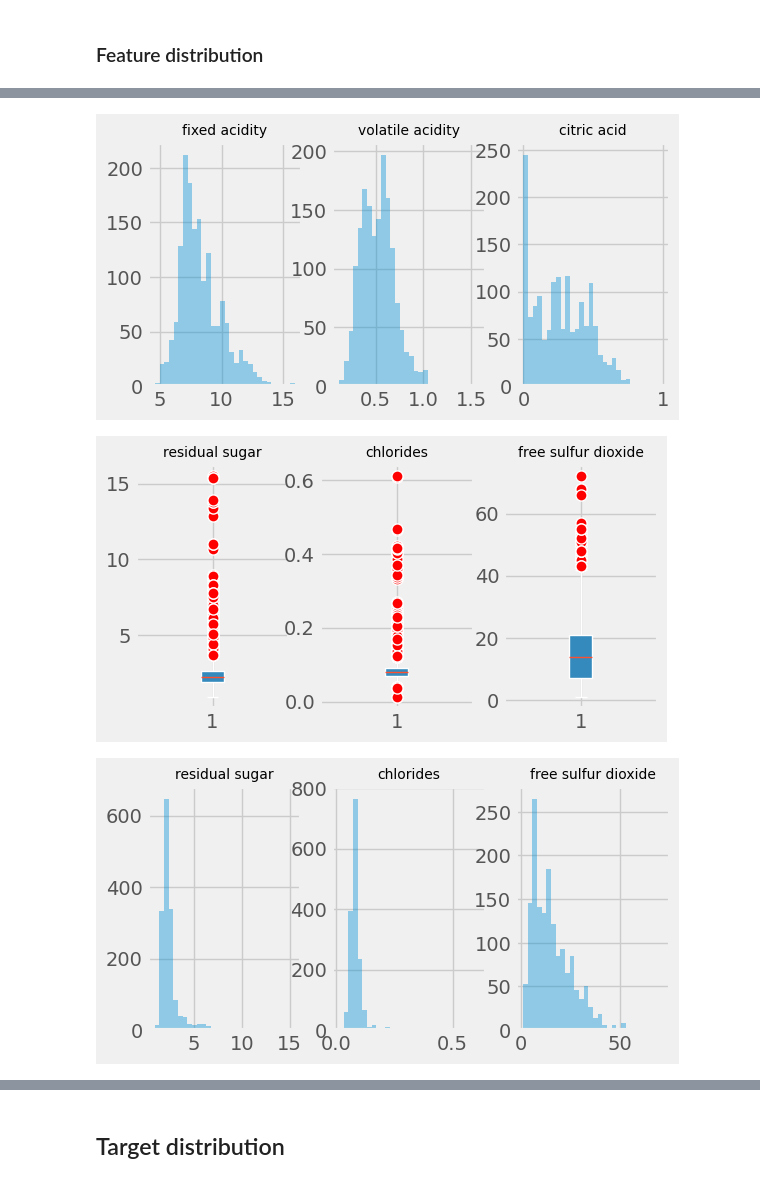
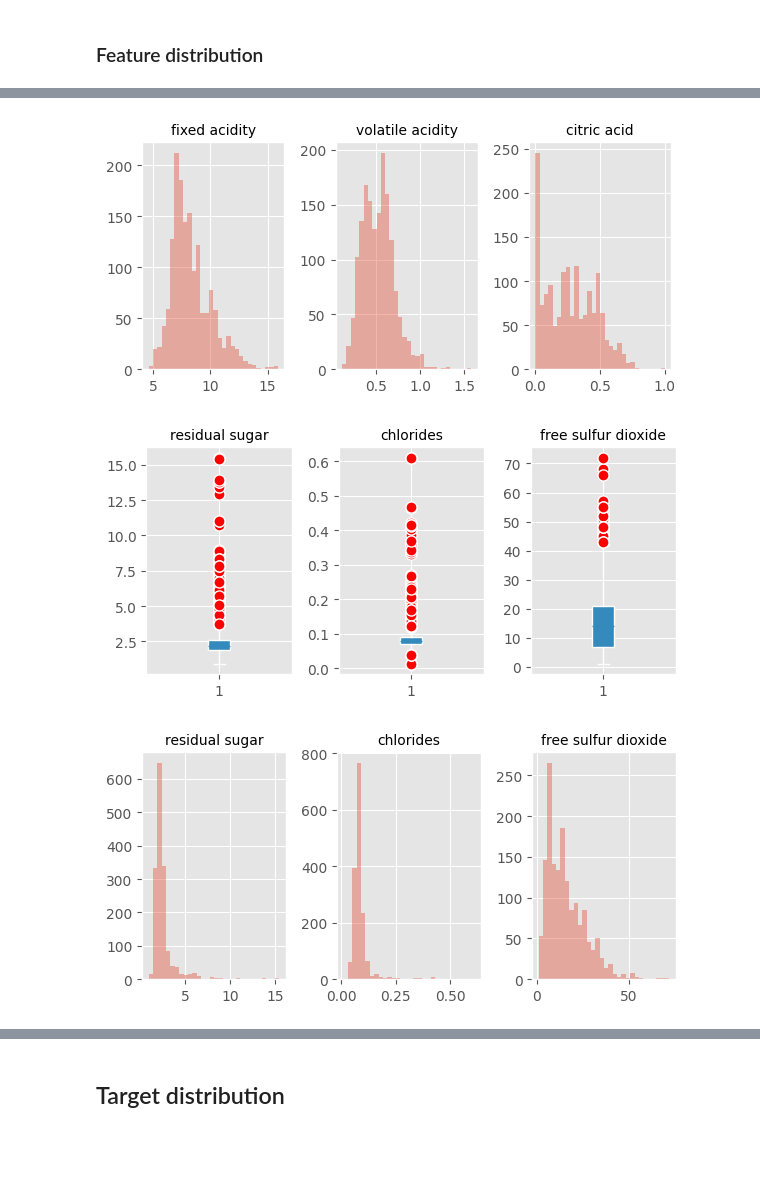
Before and after one commit to RouvenDecker/KaggleDatasets, a Jupyter notebook: WineQuality.ipynb, the cells around one changed output, grey strips where cells are left out. Saved outputs shown, nothing was run; the diff lists cells and outputs as text; code cells hidden in the pictures; blank space fills up the shorter version.

```diff
--- a/WineQuality.ipynb
+++ b/WineQuality.ipynb
@@ -1,9 +1,13 @@
 # %%
 import pandas as pd
 import matplotlib.pyplot as plt
+import numpy as np
+import seaborn as sns
 
-plt.style.use("fivethirtyeight")
-import seaborn as sns
+
+np.set_printoptions(precision=2, suppress=True)
+
+plt.style.use("ggplot")
 
 wine = pd.read_csv("data/winequality-red.csv")
 print(wine.head())
@@ -72,4 +88,5 @@ for i in range(3):
         flierprops={"markerfacecolor": "red", "color": "red", "markersize": 8},
     )
     ax[i].set_title(wine.columns[i], color="black", fontsize=10)
+    plt.tight_layout()
 # %% [output]
@@ -80,8 +97,9 @@ fig.set_size_inches(6, 3)
 for i in range(3):
     ax[i].hist(wine.iloc[:, i], label=wine.columns[i], bins=30, alpha=0.4)
     ax[i].set_title(wine.columns[i], color="black", fontsize=10)
+    plt.tight_layout()
 # %% [output]
-[figure, old version]
+[figure, new version]
 # %%
 fig, ax = plt.subplots(1, 3, sharex="col")
 fig.set_size_inches(6, 3)
@@ -93,16 +111,18 @@ for i in range(3):
         flierprops={"markerfacecolor": "red", "color": "red", "markersize": 8},
     )
     ax[i].set_title(wine.columns[i + 3], color="black", fontsize=10)
+    plt.tight_layout()
 # %% [output]
-[figure, old version]
+[figure, new version]
 # %%
 fig, ax = plt.subplots(1, 3, sharex="col")
 fig.set_size_inches(6, 3)
 for i in range(3):
     ax[i].hist(wine.iloc[:, i + 3], label=wine.columns[i + 3], bins=30, alpha=0.4)
     ax[i].set_title(wine.columns[i + 3], color="black", fontsize=10)
+    plt.tight_layout()
 # %% [output]
-[figure, old version]
+[figure, new version]
 # %%
 fig, ax = plt.subplots(1, 3, sharex="col")
 fig.set_size_inches(8, 3)
```
Also changed, not shown: parts of 27 cells of this notebook.
